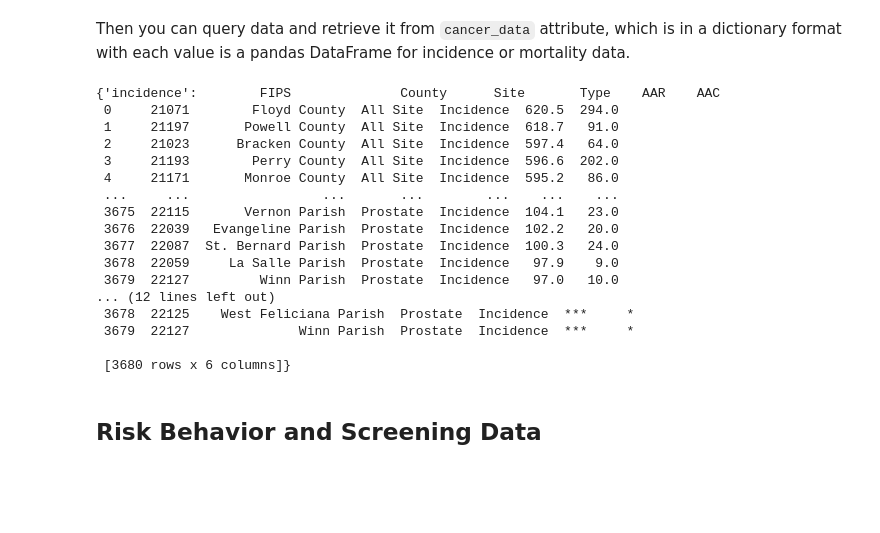
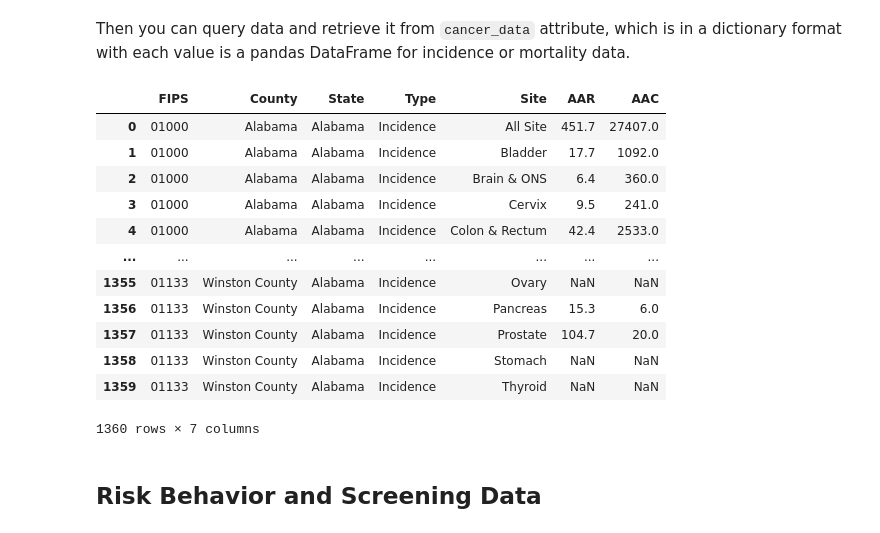
Before and after one commit to leeparkuky/ciftools_v2, a Jupyter notebook: CIFTools User Guide.ipynb, the cells around one changed output. Cells and saved outputs as stored; diff of their text form; code cells hidden in the pictures; blank space fills up the shorter version.

Commit message:
cancer data update

```diff
--- a/CIFTools User Guide.ipynb
+++ b/CIFTools User Guide.ipynb
@@ -195,29 +195,25 @@ To query cancer statistics, you first need to define `scp_cancer_data` with *sta
 *state_fips* can be single state fips code in string format or a list of state fips code.
 # %%
 from CIFTools import scp_cancer_data
-cancer = scp_cancer_data(['21','22'])
+cancer = scp_cancer_data(['01','02'])
 # %% [markdown]
 Then you can query data and retrieve it from `cancer_data` attribute, which is in a dictionary format with each value is a pandas DataFrame for incidence or mortality data.
-# %%
-cancer.cancer_data
-# %% [output]
-{'incidence':        FIPS              County      Site       Type    AAR    AAC
- 0     21071        Floyd County  All Site  Incidence  620.5  294.0
- 1     21197       Powell County  All Site  Incidence  618.7   91.0
- 2     21023      Bracken County  All Site  Incidence  597.4   64.0
- 3     21193        Perry County  All Site  Incidence  596.6  202.0
- 4     21171       Monroe County  All Site  Incidence  595.2   86.0
- ...     ...                 ...       ...        ...    ...    ...
- 3675  22115       Vernon Parish  Prostate  Incidence  104.1   23.0
- 3676  22039   Evangeline Parish  Prostate  Incidence  102.2   20.0
- 3677  22087  St. Bernard Parish  Prostate  Incidence  100.3   24.0
- 3678  22059     La Salle Parish  Prostate  Incidence   97.9    9.0
- 3679  22127         Winn Parish  Prostate  Incidence   97.0   10.0
-... (12 lines left out)
- 3678  22125    West Feliciana Parish  Prostate  Incidence  ***     *
- 3679  22127              Winn Parish  Prostate  Incidence  ***     *
-
- [3680 rows x 6 columns]}
+# %%
+cancer.cancer_data['incidence']
+# %% [output]
+|  | FIPS | County | State | Type | Site | AAR | AAC |
+| 0 | 01000 | Alabama | Alabama | Incidence | All Site | 451.7 | 27407.0 |
+| 1 | 01000 | Alabama | Alabama | Incidence | Bladder | 17.7 | 1092.0 |
+| 2 | 01000 | Alabama | Alabama | Incidence | Brain & ONS | 6.4 | 360.0 |
+| 3 | 01000 | Alabama | Alabama | Incidence | Cervix | 9.5 | 241.0 |
+| 4 | 01000 | Alabama | Alabama | Incidence | Colon & Rectum | 42.4 | 2533.0 |
+| ... | ... | ... | ... | ... | ... | ... | ... |
+| 1355 | 01133 | Winston County | Alabama | Incidence | Ovary | NaN | NaN |
+| 1356 | 01133 | Winston County | Alabama | Incidence | Pancreas | 15.3 | 6.0 |
+| 1357 | 01133 | Winston County | Alabama | Incidence | Prostate | 104.7 | 20.0 |
+| 1358 | 01133 | Winston County | Alabama | Incidence | Stomach | NaN | NaN |
+| 1359 | 01133 | Winston County | Alabama | Incidence | Thyroid | NaN | NaN |
+1360 rows × 7 columns
 # %% [markdown]
 ## Risk Behavior and Screening Data
 # %% [markdown]
```
Also changed, not shown: 1 other file.
